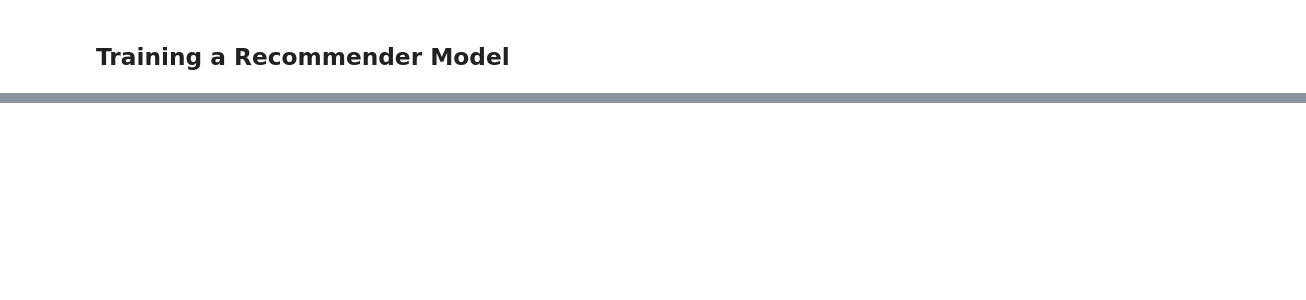
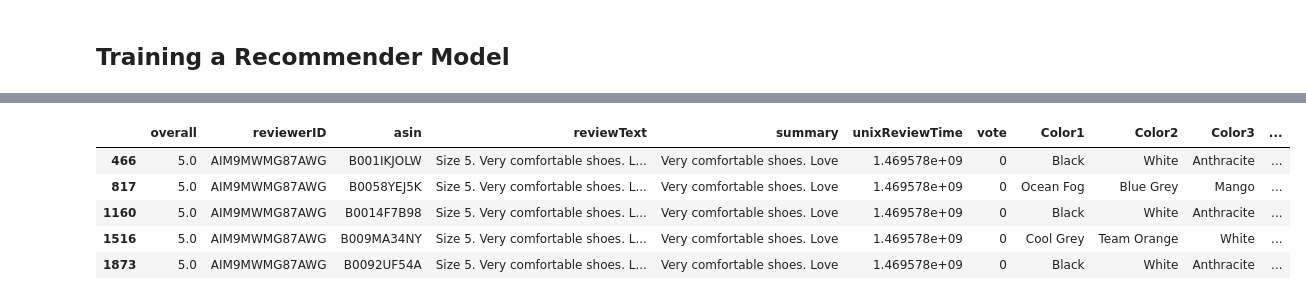
Before and after one commit to Bryan-Az/FastAI-Keras, a Jupyter notebook: Fast-AI/Text-Model/product_recommender.ipynb, the cells around one changed output, grey strips where cells are left out. Cells and saved outputs as stored; diff of their text form; code cells hidden in the pictures; blank space fills up the shorter version.

```diff
--- a/Fast-AI/Text-Model/product_recommender.ipynb
+++ b/Fast-AI/Text-Model/product_recommender.ipynb
@@ -19,0 +348,2 @@ In this section I used FastAI to implement a product recommendation model built
+# %%
+textreviewdl = TextDataLoaders.from_df(combined_preprocessed, text_col='reviewText', is_lm=False)
@@ -19,0 +364,2 @@ In this section I used FastAI to implement a product recommendation model built
+# %%
+text_learn1 = text_classifier_learner(textreviewdl, arch=AWD_LSTM)
@@ -21,0 +370,3 @@ In this section I used FastAI to implement a product recommendation model built
+# %%
+predicted_user1 = text_learn1.predict('I really like the color of my shoes')[0]
+predicted_user2 = text_learn2.predict('Hat')[0]
@@ -21,0 +376,12 @@ In this section I used FastAI to implement a product recommendation model built
+# %%
+predicted_product_rows1 = combined_preprocessed[combined_preprocessed['reviewerID'] == predicted_user1]
+predicted_product_rows2 = combined_preprocessed[combined_preprocessed['reviewerID'] == predicted_user2]
+# %%
+predicted_product_rows1.head()
+# %% [output]
+|  | overall | reviewerID | asin | reviewText | summary | unixReviewTime | vote | Color1 | Color2 | Color3 | ... |
+| 466 | 5.0 | AIM9MWMG87AWG | B001IKJOLW | Size 5. Very comfortable shoes. L... | Very comfortable shoes. Love | 1.469578e+09 | 0 | Black | White | Anthracite | ... |
+| 817 | 5.0 | AIM9MWMG87AWG | B0058YEJ5K | Size 5. Very comfortable shoes. L... | Very comfortable shoes. Love | 1.469578e+09 | 0 | Ocean Fog | Blue Grey | Mango | ... |
+| 1160 | 5.0 | AIM9MWMG87AWG | B0014F7B98 | Size 5. Very comfortable shoes. L... | Very comfortable shoes. Love | 1.469578e+09 | 0 | Black | White | Anthracite | ... |
+| 1516 | 5.0 | AIM9MWMG87AWG | B009MA34NY | Size 5. Very comfortable shoes. L... | Very comfortable shoes. Love | 1.469578e+09 | 0 | Cool Grey | Team Orange | White | ... |
+| 1873 | 5.0 | AIM9MWMG87AWG | B0092UF54A | Size 5. Very comfortable shoes. L... | Very comfortable shoes. Love | 1.469578e+09 | 0 | Black | White | Anthracite | ... |
```
Also changed, not shown: parts of 66 cells of this notebook, 2 other files.
